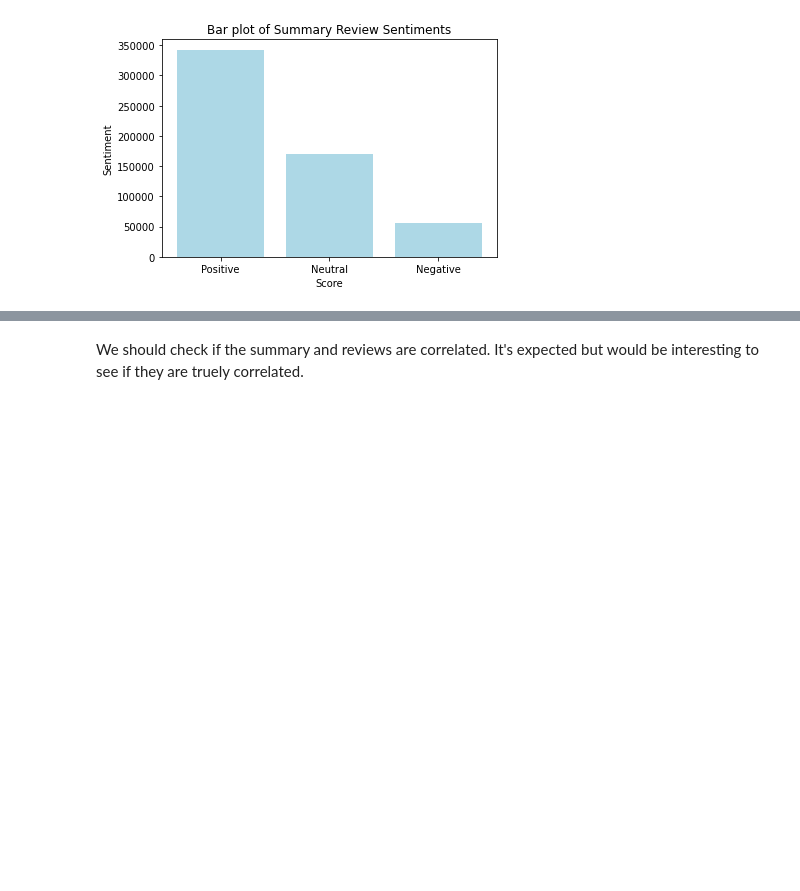
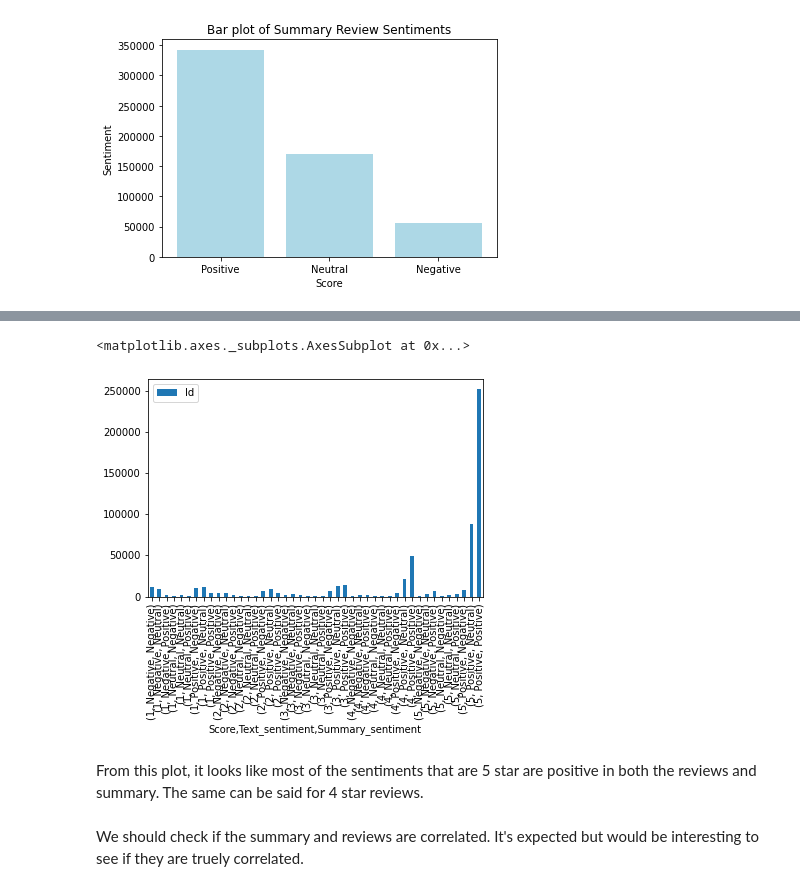
Before and after one commit to dchen71/amazon-fine-foods-review-analysis, a Jupyter notebook: fine_foods_analysis.ipynb, the cells around one changed output, grey strips where cells are left out. Saved outputs shown, nothing was run; the diff lists cells and outputs as text; code cells hidden in the pictures; blank space fills up the shorter version.

Commit message:
check sentiment against score

```diff
--- a/fine_foods_analysis.ipynb
+++ b/fine_foods_analysis.ipynb
@@ -246,3 +268,10 @@ The summary text shows a similar trend as the review text. The interesting diffe
+# %%
+reviews.groupby(['Score','Text_sentiment', 'Summary_sentiment']).count()[["Id"]].plot.bar()
+# %% [output]
+<matplotlib.axes._subplots.AxesSubplot at 0x...>
+[figure, added]
+# %% [markdown]
+From this plot, it looks like most of the sentiments that are 5 star are positive in both the reviews and summary. The same can be said for 4 star reviews.
 # %% [markdown]
 We should check if the summary and reviews are correlated. It's expected but would be interesting to see if they are truely correlated.
 # %%
```
Also changed, not shown: parts of 4 cells of this notebook.
